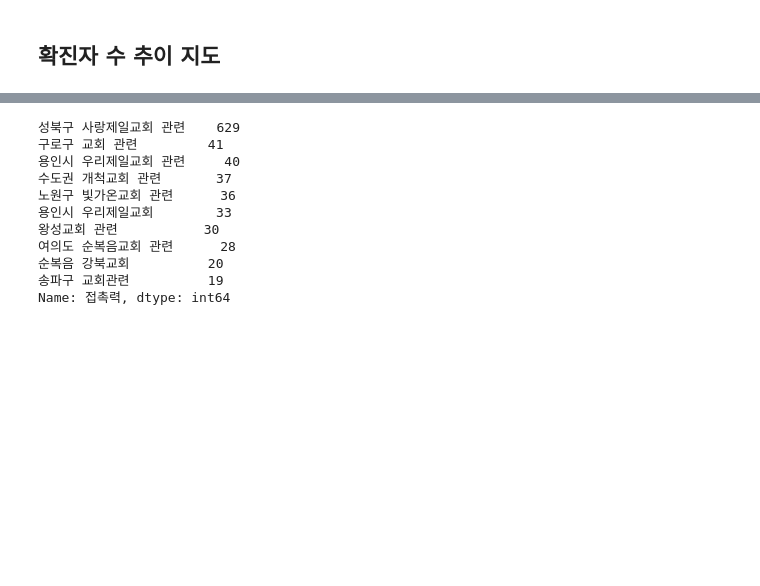
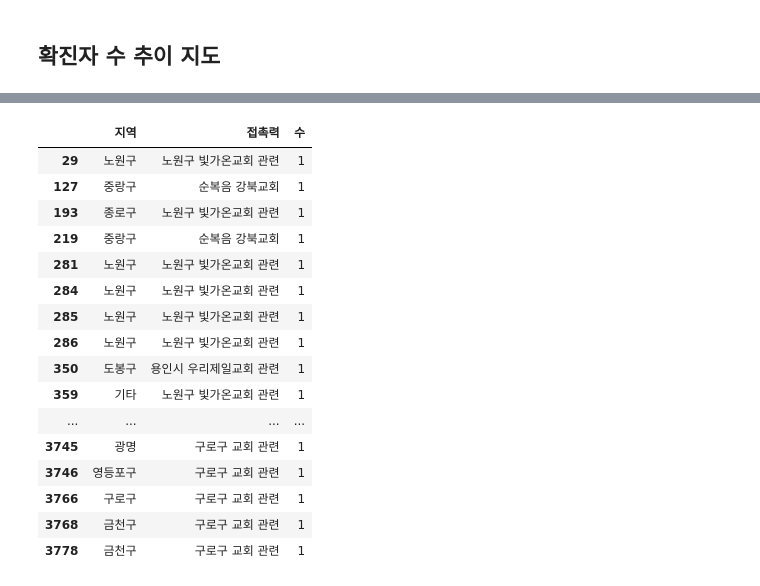
Before and after one commit to Lagom92/covid_visualize, a Jupyter notebook: note/2-2 5~8월 확진자 수 추이.ipynb, the cells around one changed output, grey strips where cells are left out. Saved outputs shown, nothing was run; the diff lists cells and outputs as text; code cells hidden in the pictures; blank space fills up the shorter version.

```diff
--- a/note/2-2_5월부터7월까지_유동인구_확진자_추이.ipynb
+++ b/note/2-2 5~8월 확진자 수 추이.ipynb
@@ -683,16 +543,23 @@ infected_church
 # %%
 # 교회집단감염 목록
 
-infected_church.접촉력.value_counts()
+infected_church['수'] = 1
+infected_church
 # %% [output]
-성북구 사랑제일교회 관련    629
-구로구 교회 관련         41
-용인시 우리제일교회 관련     40
-수도권 개척교회 관련       37
-노원구 빛가온교회 관련      36
-용인시 우리제일교회        33
-왕성교회 관련           30
-여의도 순복음교회 관련      28
-순복음 강북교회          20
-송파구 교회관련          19
-Name: 접촉력, dtype: int64
+|  | 지역 | 접촉력 | 수 |
+| 29 | 노원구 | 노원구 빛가온교회 관련 | 1 |
+| 127 | 중랑구 | 순복음 강북교회 | 1 |
+| 193 | 종로구 | 노원구 빛가온교회 관련 | 1 |
+| 219 | 중랑구 | 순복음 강북교회 | 1 |
+| 281 | 노원구 | 노원구 빛가온교회 관련 | 1 |
+| 284 | 노원구 | 노원구 빛가온교회 관련 | 1 |
+| 285 | 노원구 | 노원구 빛가온교회 관련 | 1 |
+| 286 | 노원구 | 노원구 빛가온교회 관련 | 1 |
+| 350 | 도봉구 | 용인시 우리제일교회 관련 | 1 |
+| 359 | 기타 | 노원구 빛가온교회 관련 | 1 |
+| ... | ... | ... | ... |
+| 3745 | 광명 | 구로구 교회 관련 | 1 |
+| 3746 | 영등포구 | 구로구 교회 관련 | 1 |
+| 3766 | 구로구 | 구로구 교회 관련 | 1 |
+| 3768 | 금천구 | 구로구 교회 관련 | 1 |
+| 3778 | 금천구 | 구로구 교회 관련 | 1 |
```
Also changed, not shown: parts of 19 cells of this notebook.
